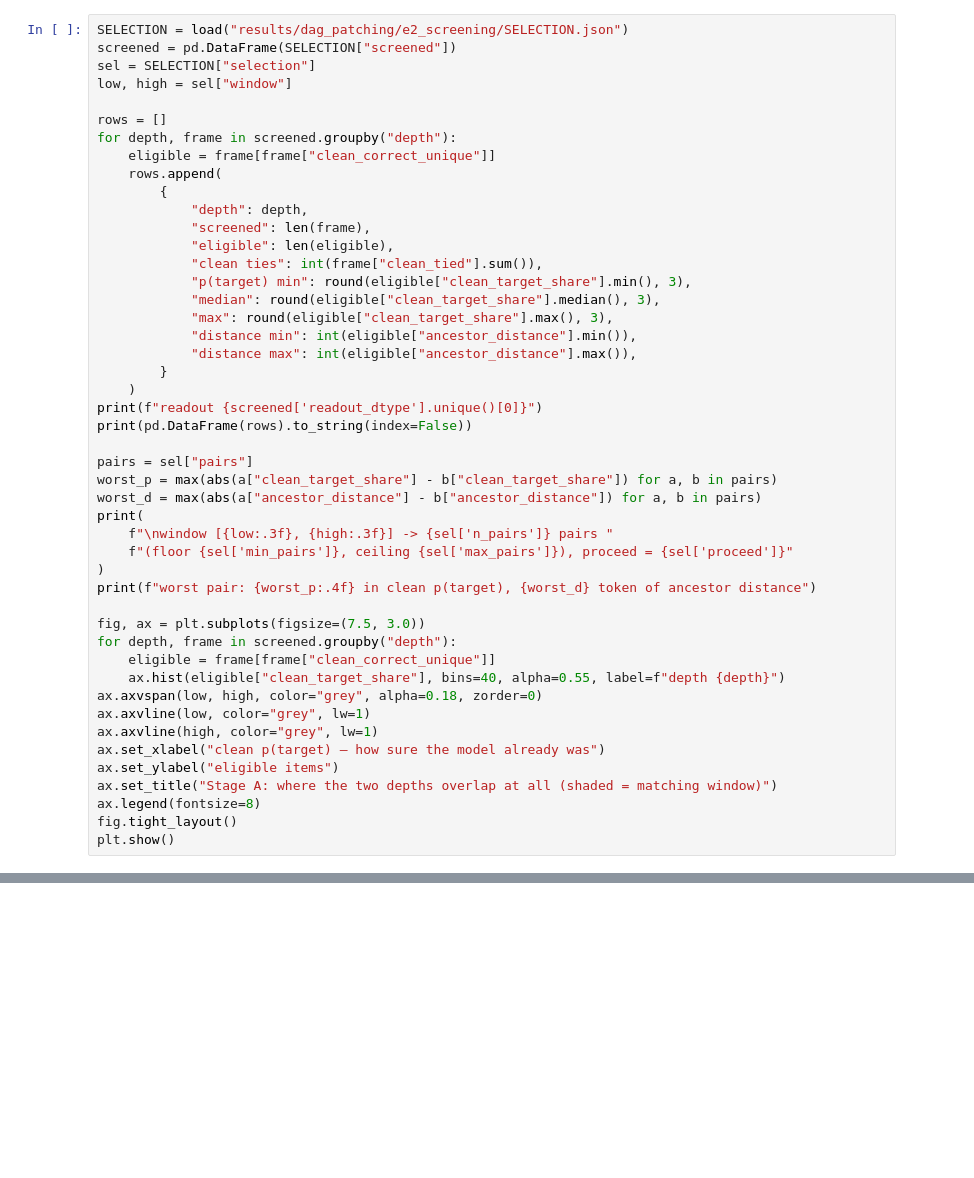
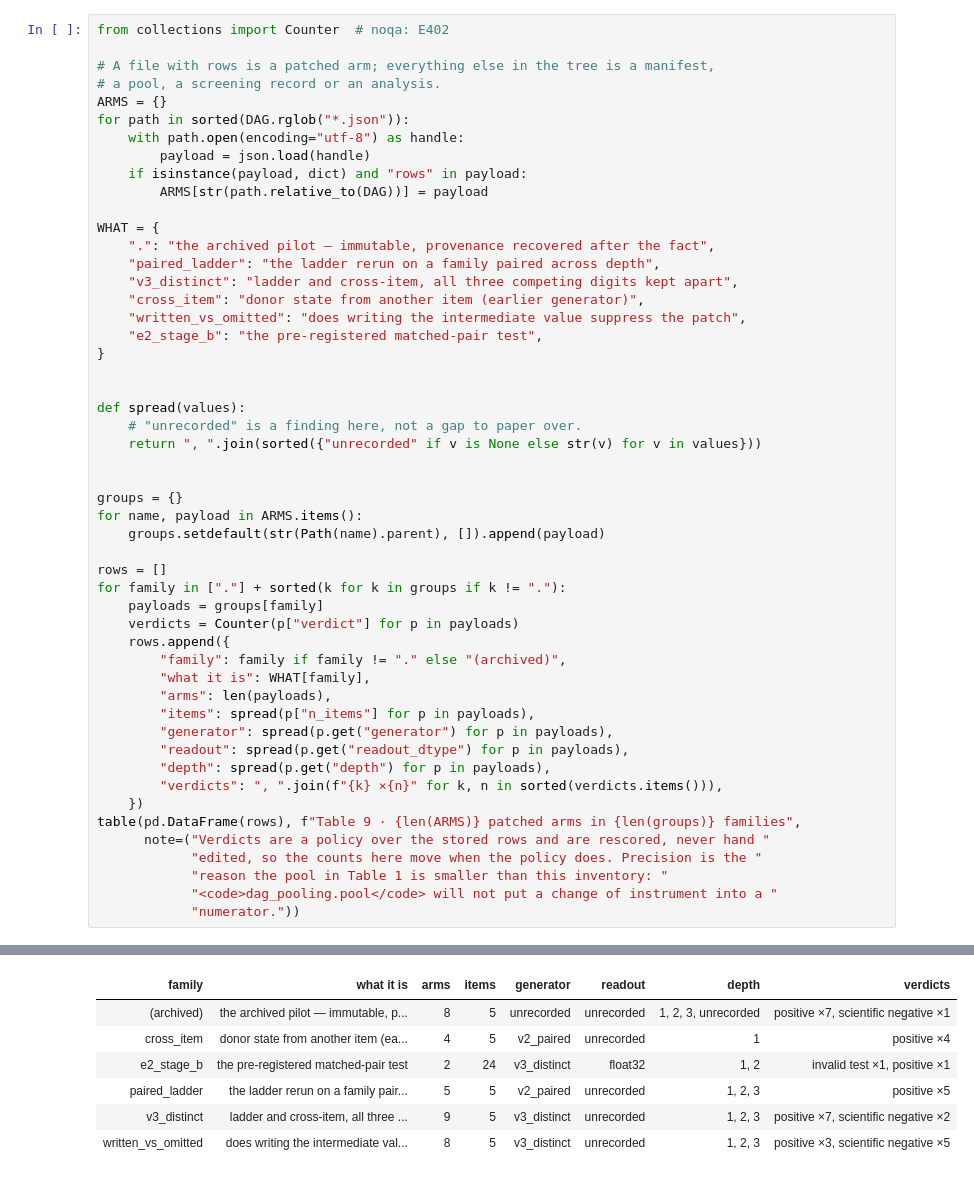
Before and after one commit to djaniak/reasoning-geometry, a Jupyter notebook: notebooks/15_dag_paper_story.ipynb, the cells around one changed output, grey strips where cells are left out. Cells and saved outputs as stored; diff of their text form; blank space fills up the shorter version.

```diff
--- a/notebooks/15_dag_paper_story.ipynb
+++ b/notebooks/15_dag_paper_story.ipynb
@@ -467,48 +1016,52 @@ with depth too. Screen wide enough at both depths and the supports overlap.
 # %%
-SELECTION = load("results/dag_patching/e2_screening/SELECTION.json")
-screened = pd.DataFrame(SELECTION["screened"])
-sel = SELECTION["selection"]
-low, high = sel["window"]
+from collections import Counter  # noqa: E402
+
+# A file with rows is a patched arm; everything else in the tree is a manifest,
+# a pool, a screening record or an analysis.
+ARMS = {}
+for path in sorted(DAG.rglob("*.json")):
+    with path.open(encoding="utf-8") as handle:
+        payload = json.load(handle)
+    if isinstance(payload, dict) and "rows" in payload:
+        ARMS[str(path.relative_to(DAG))] = payload
+
+WHAT = {
+    ".": "the archived pilot — immutable, provenance recovered after the fact",
+    "paired_ladder": "the ladder rerun on a family paired across depth",
+    "v3_distinct": "ladder and cross-item, all three competing digits kept apart",
+    "cross_item": "donor state from another item (earlier generator)",
+    "written_vs_omitted": "does writing the intermediate value suppress the patch",
+    "e2_stage_b": "the pre-registered matched-pair test",
+}
+
+
+def spread(values):
+    # "unrecorded" is a finding here, not a gap to paper over.
+    return ", ".join(sorted({"unrecorded" if v is None else str(v) for v in values}))
+
+
+groups = {}
+for name, payload in ARMS.items():
+    groups.setdefault(str(Path(name).parent), []).append(payload)
 
 rows = []
-for depth, frame in screened.groupby("depth"):
-    eligible = frame[frame["clean_correct_unique"]]
-    rows.append(
-        {
-            "depth": depth,
-            "screened": len(frame),
-            "eligible": len(eligible),
-            "clean ties": int(frame["clean_tied"].sum()),
-            "p(target) min": round(eligible["clean_target_share"].min(), 3),
-            "median": round(eligible["clean_target_share"].median(), 3),
-            "max": round(eligible["clean_target_share"].max(), 3),
-            "distance min": int(eligible["ancestor_distance"].min()),
-            "distance max": int(eligible["ancestor_distance"].max()),
-        }
-    )
-print(f"readout {screened['readout_dtype'].unique()[0]}")
-print(pd.DataFrame(rows).to_string(index=False))
-
-pairs = sel["pairs"]
-worst_p = max(abs(a["clean_target_share"] - b["clean_target_share"]) for a, b in pairs)
-worst_d = max(abs(a["ancestor_distance"] - b["ancestor_distance"]) for a, b in pairs)
-print(
-    f"\nwindow [{low:.3f}, {high:.3f}] -> {sel['n_pairs']} pairs "
-    f"(floor {sel['min_pairs']}, ceiling {sel['max_pairs']}), proceed = {sel['proceed']}"
-)
-print(f"worst pair: {worst_p:.4f} in clean p(target), {worst_d} token of ancestor distance")
-
-fig, ax = plt.subplots(figsize=(7.5, 3.0))
-for depth, frame in screened.groupby("depth"):
-    eligible = frame[frame["clean_correct_unique"]]
-    ax.hist(eligible["clean_target_share"], bins=40, alpha=0.55, label=f"depth {depth}")
-ax.axvspan(low, high, color="grey", alpha=0.18, zorder=0)
-ax.axvline(low, color="grey", lw=1)
-ax.axvline(high, color="grey", lw=1)
-ax.set_xlabel("clean p(target) — how sure the model already was")
-ax.set_ylabel("eligible items")
-ax.set_title("Stage A: where the two depths overlap at all (shaded = matching window)")
-ax.legend(fontsize=8)
-fig.tight_layout()
-plt.show()
+for family in ["."] + sorted(k for k in groups if k != "."):
+    payloads = groups[family]
+    verdicts = Counter(p["verdict"] for p in payloads)
+    rows.append({
+        "family": family if family != "." else "(archived)",
+        "what it is": WHAT[family],
+        "arms": len(payloads),
+        "items": spread(p["n_items"] for p in payloads),
+        "generator": spread(p.get("generator") for p in payloads),
+        "readout": spread(p.get("readout_dtype") for p in payloads),
+        "depth": spread(p.get("depth") for p in payloads),
+        "verdicts": ", ".join(f"{k} ×{n}" for k, n in sorted(verdicts.items())),
+    })
+table(pd.DataFrame(rows), f"Table 9 · {len(ARMS)} patched arms in {len(groups)} families",
+      note=("Verdicts are a policy over the stored rows and are rescored, never hand "
+            "edited, so the counts here move when the policy does. Precision is the "
+            "reason the pool in Table 1 is smaller than this inventory: "
+            "<code>dag_pooling.pool</code> will not put a change of instrument into a "
+            "numerator."))
 # %% [output]
@@ -522,0 +1069,7 @@ worst pair: 0.0007 in clean p(target), 1 token of ancestor distance
+| family | what it is | arms | items | generator | readout | depth | verdicts |
+| (archived) | the archived pilot — immutable, p... | 8 | 5 | unrecorded | unrecorded | 1, 2, 3, unrecorded | positive ×7, scientific negative ×1 |
+| cross_item | donor state from another item (ea... | 4 | 5 | v2_paired | unrecorded | 1 | positive ×4 |
+| e2_stage_b | the pre-registered matched-pair test | 2 | 24 | v3_distinct | float32 | 1, 2 | invalid test ×1, positive ×1 |
+| paired_ladder | the ladder rerun on a family pair... | 5 | 5 | v2_paired | unrecorded | 1, 2, 3 | positive ×5 |
+| v3_distinct | ladder and cross-item, all three ... | 9 | 5 | v3_distinct | unrecorded | 1, 2, 3 | positive ×7, scientific negative ×2 |
+| written_vs_omitted | does writing the intermediate val... | 8 | 5 | v3_distinct | unrecorded | 1, 2, 3 | positive ×3, scientific negative ×5 |
```
Also changed, not shown: parts of 43 cells of this notebook, 4 other files.
